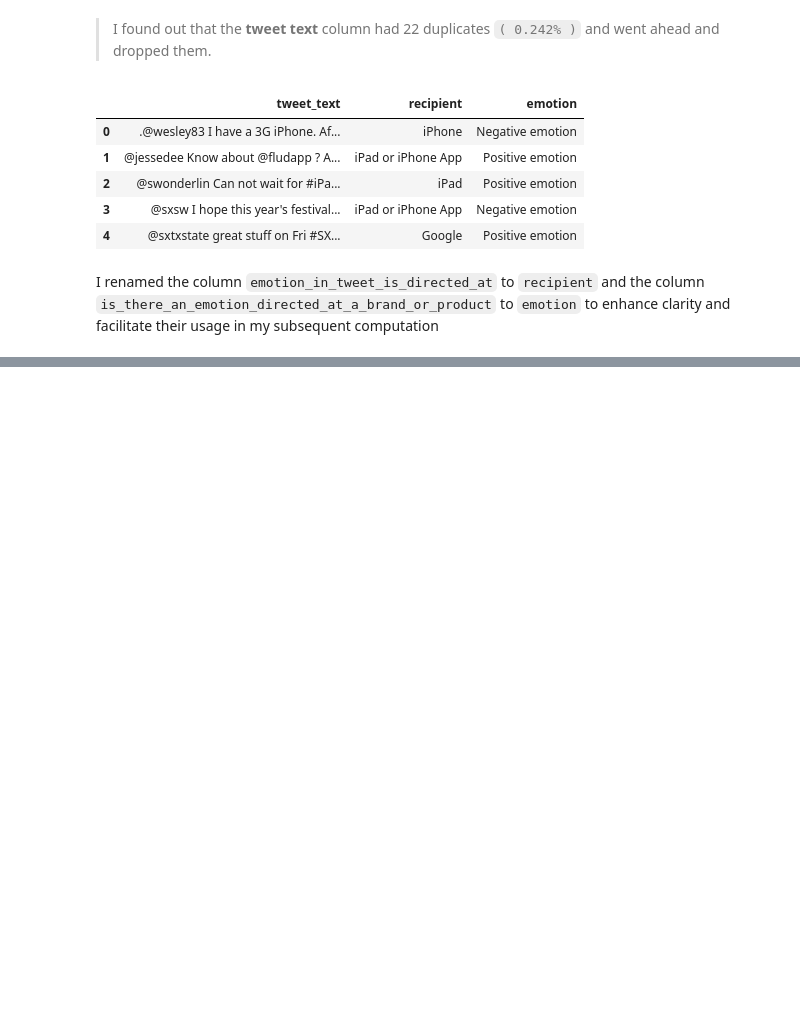
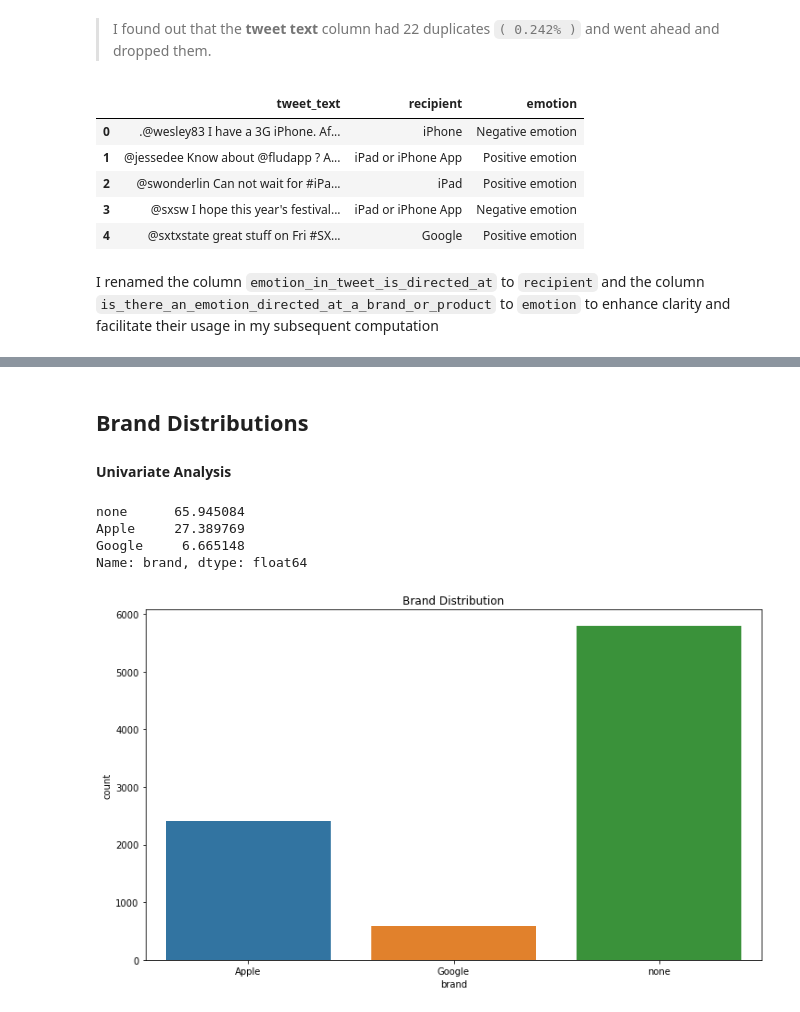
Before and after one commit to Derrick-wekesa/Twitter-sentiment-analysis-nlp-project, a Jupyter notebook: student.ipynb, the cells around one changed output, grey strips where cells are left out. Cells and saved outputs as stored; diff of their text form; code cells hidden in the pictures; blank space fills up the shorter version.

```diff
--- a/student.ipynb
+++ b/student.ipynb
@@ -270,0 +386,13 @@
+# %%
+# overall brand distribution
+# feature engineering
+data['brand'] = data['recipient'].map({'Other Apple product or service': 'Apple',
+                                           'Android': 'Google',
+                                           'Android App': 'Google',
+                                           'Other Google product or service ': 'Google',
+                                           'iPhone': 'Apple',
+                                           'Google':'Google',
+                                           'iPad or iPhone App': 'Apple',
+                                           'Apple':'Apple',
+                                           'iPad':'Apple',
+                                           'none': 'none'})
@@ -270,0 +409,20 @@
+# %% [markdown]
+## Brand Distributions
+
+#### **Univariate Analysis**
+# %%
+# checking the distribution of brand sentiment
+percentage = data['brand'].value_counts(normalize=True)
+print(percentage * 100)
+
+# count plot
+plt.figure(figsize=(12, 7))
+sns.countplot(data['brand'])
+plt.title('Brand Distribution')
+plt.show();
+# %% [output]
+none      65.945084
+Apple     27.389769
+Google     6.665148
+Name: brand, dtype: float64
+[figure, added]
```
Also changed, not shown: parts of 72 cells of this notebook.
